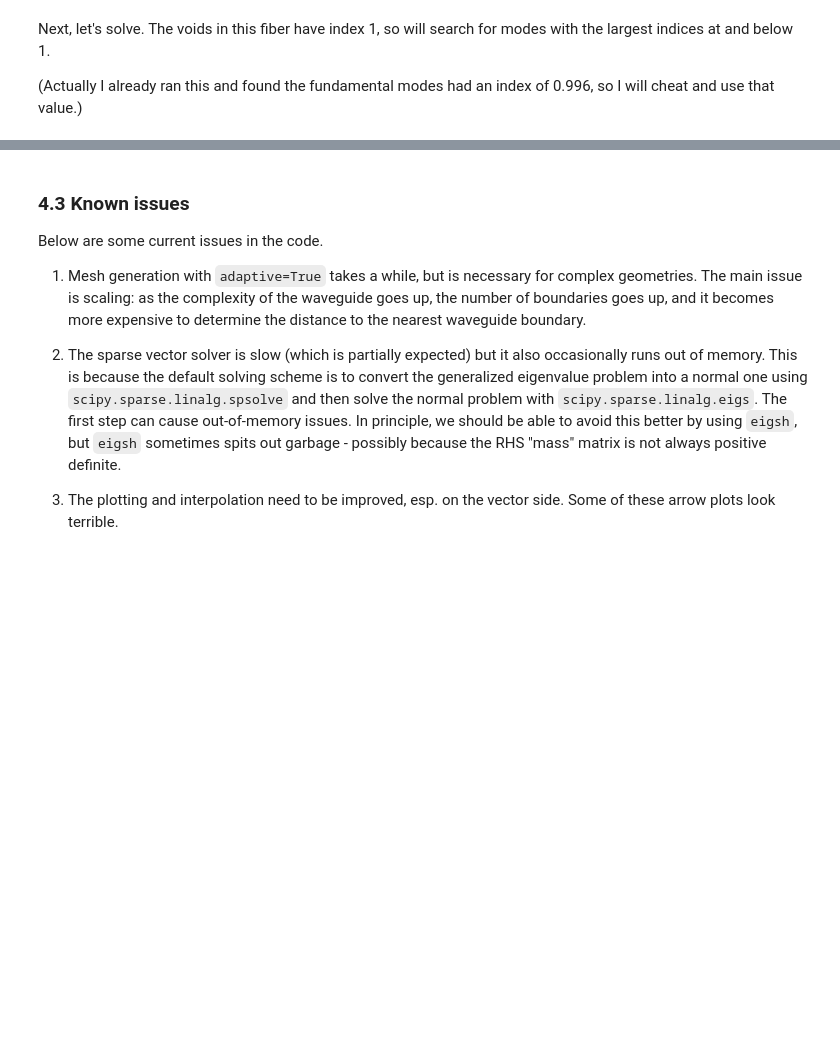
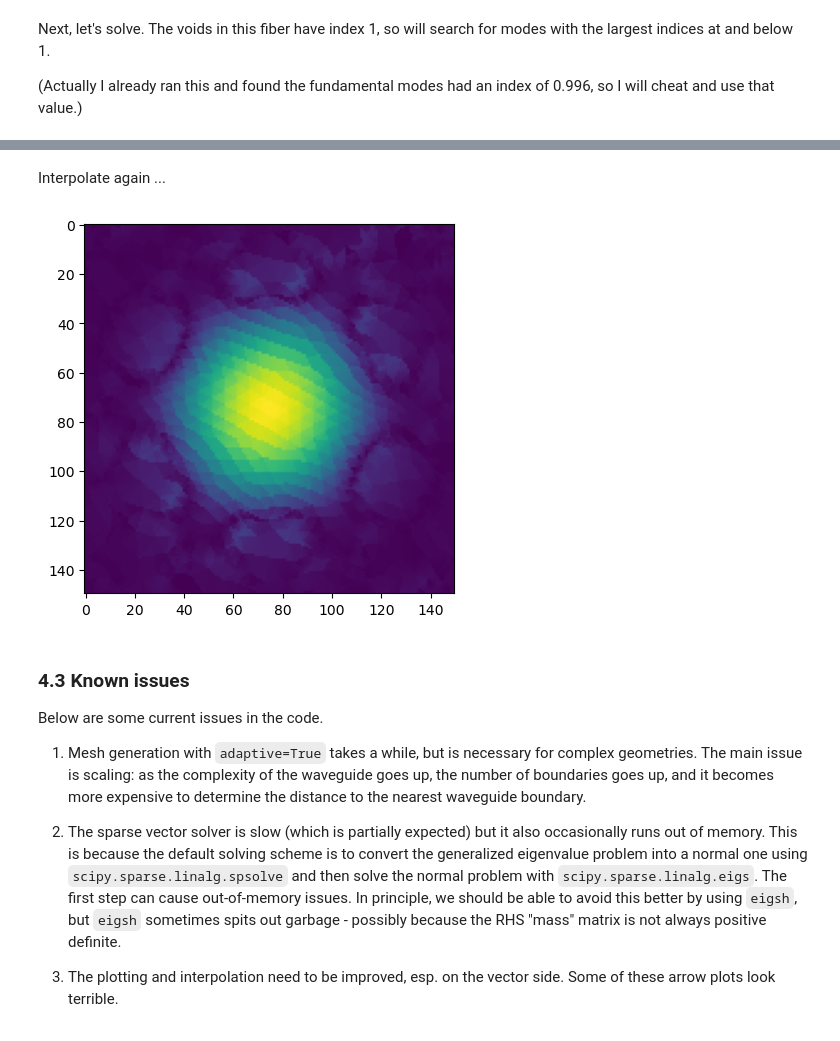
Before and after one commit to SAIL-Labs/wavesolve, a Jupyter notebook: getting-started.ipynb, the cells around one changed output, grey strips where cells are left out. Saved outputs shown, nothing was run; the diff lists cells and outputs as text; code cells hidden in the pictures; blank space fills up the shorter version.

```diff
--- a/getting-started.ipynb
+++ b/getting-started.ipynb
@@ -485,3 +503,15 @@ effective indices:  [0.99580434+0.j 0.99579328+0.j]
+# %% [markdown]
+Interpolate again ...
+# %%
+xa = ya = np.linspace(-10,10,150)
+xg,yg = np.meshgrid(xa,ya)
+
+v_interp = interpolate_vec(v[1],m,xa,ya)
+
+plt.imshow(np.linalg.norm(v_interp,axis=2))
+plt.show()
+# %% [output]
+[figure, added]
 # %% [markdown]
 ### 4.3 Known issues
 
```
Also changed, not shown: parts of 7 cells of this notebook.
